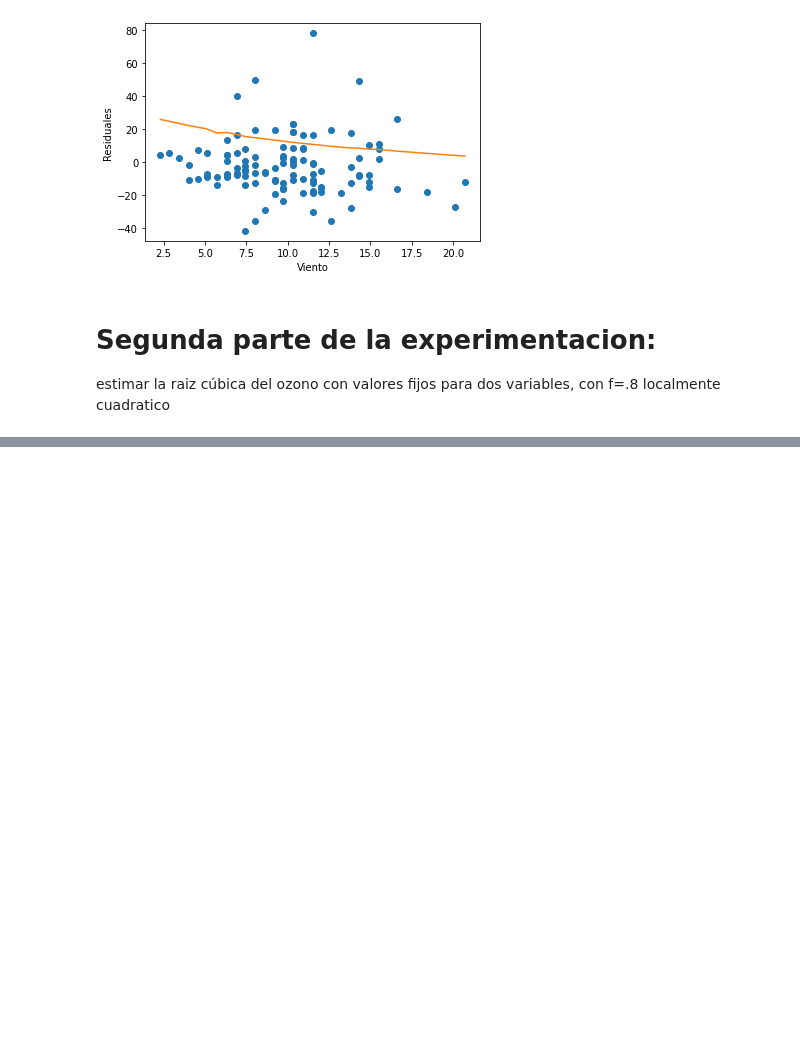
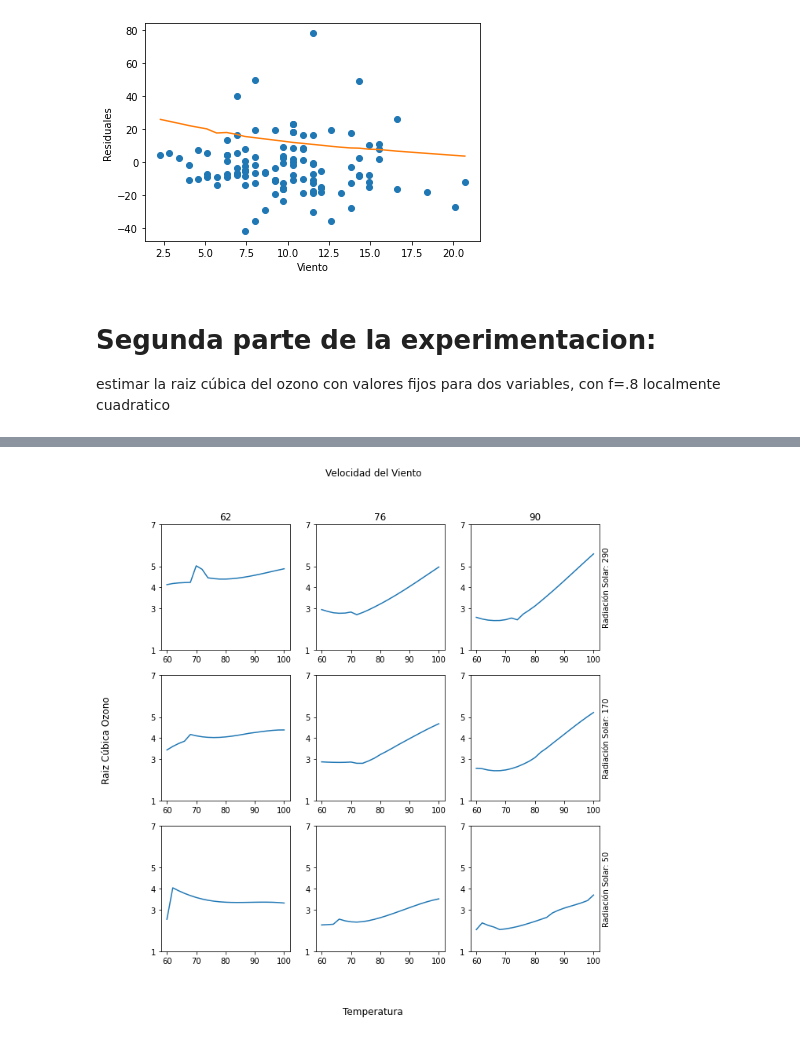
Before and after one commit to maltenzo/Tp3-Metodos, a Jupyter notebook: Implementacion.ipynb, the cells around one changed output, grey strips where cells are left out. Cells and saved outputs as stored; diff of their text form; code cells hidden in the pictures; blank space fills up the shorter version.

```diff
--- a/Implementacion.ipynb
+++ b/Implementacion.ipynb
@@ -408,4 +435,4 @@ variables_radiacion = np.array(variables_radiacion)
 # %%
 estimacionOzono_viento = estimarLoessOzono(variables_reales, raiz_cubica_ozono, variables_viento)
 estimacionOzono_radiacion = estimarLoessOzono(variables_reales, raiz_cubica_ozono, variables_radiacion)
-estimacionOzono_temperatura = estimarLoessOzono(variables_reales, raiz_cubica_ozono, variables_viento)
+estimacionOzono_temperatura = estimarLoessOzono(variables_reales, raiz_cubica_ozono, variables_temperatura)
@@ -411,0 +467,4 @@ estimacionOzono_temperatura = estimarLoessOzono(variables_reales, raiz_cubica_oz
+# %%
+plotear3x3('Radiación Solar', valores_fijos_radiacion, 'Velocidad del Viento', valores_fijos_temperatura, 'Temperatura', valores_variables_temperatura, estimacionOzono_temperatura)
+# %% [output]
+[figure, added]
```
Also changed, not shown: parts of 7 cells of this notebook, 9 other files.
